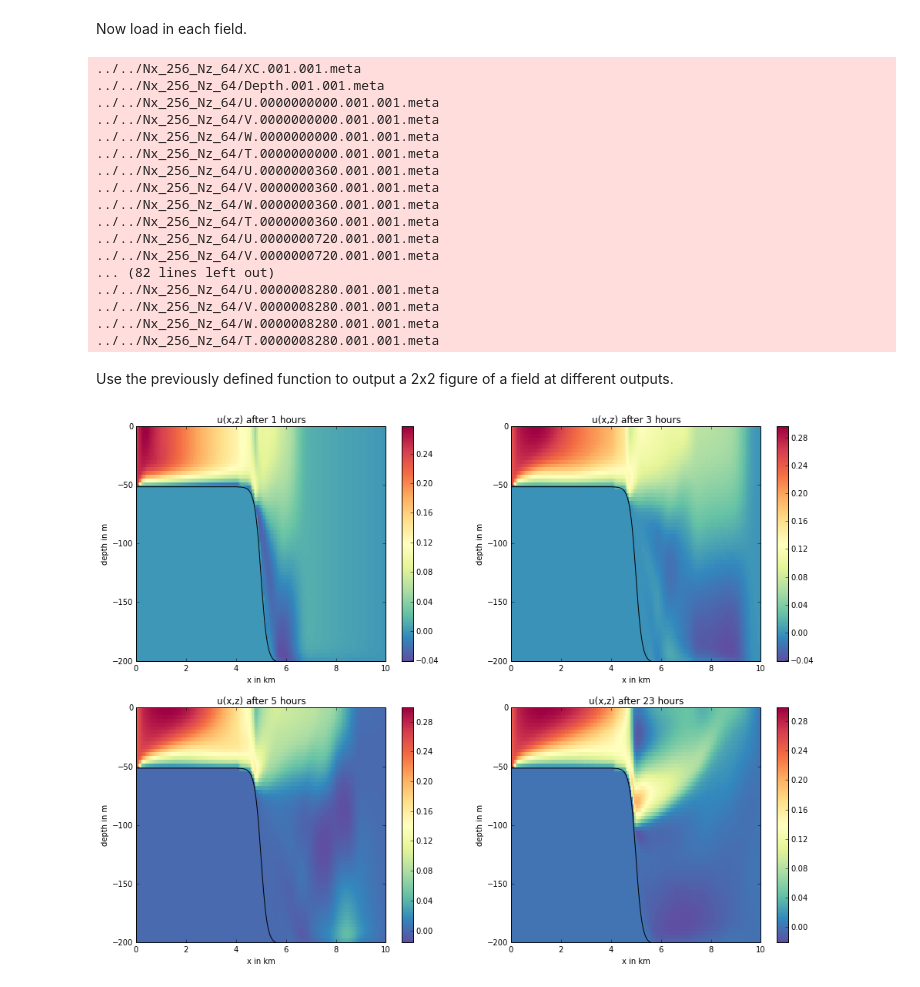
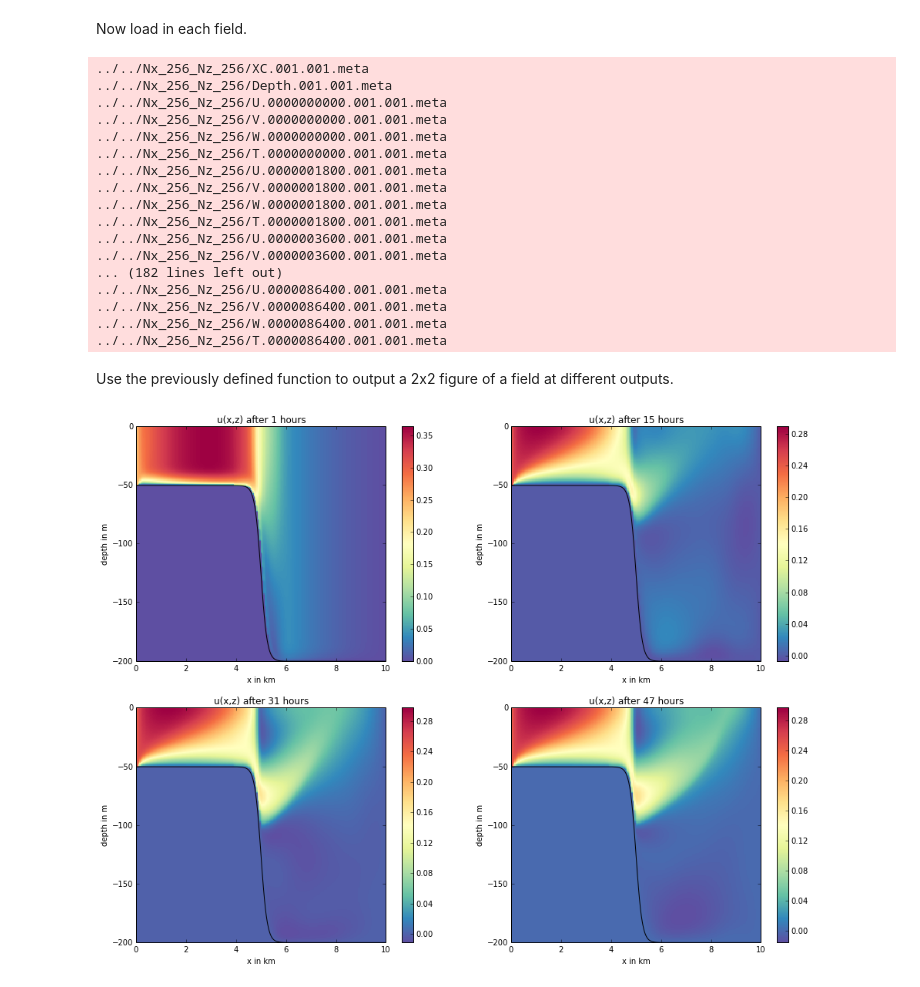
Before and after one commit to UBC-MOAD/flow_separation, a Jupyter notebook: flow_separation/process_data.ipynb, the cells around one changed output. Saved outputs shown, nothing was run; the diff lists cells and outputs as text; code cells hidden in the pictures.

```diff
--- a/flow_separation/process_data.ipynb
+++ b/flow_separation/process_data.ipynb
@@ -17,15 +17,15 @@ Set directory and other run-specific parameters here.
 # %%
 _Nx = 256;
 _Ny = 1;
-_Nz = 64;
+_Nz = 256;
 
 _total_depth = 200;
 
 _run_dir = '../../Nx_%d_Nz_%d' % (_Nx,_Nz);
 
-_dt = 10;
-_output_dt = 3600;
-_final_t = 86400;
+_dt = 1;
+_output_dt = 1800;
+_final_t = 86400+_output_dt;
 
 _out_files = np.arange(0,_final_t/_dt,_output_dt/_dt);
 # %% [markdown]
@@ -53,23 +53,23 @@ _V = np.squeeze(_V);
 _W = np.squeeze(_W);
 _T = np.squeeze(_T);
 # %% [output]
-../../Nx_256_Nz_64/XC.001.001.meta
-../../Nx_256_Nz_64/Depth.001.001.meta
-../../Nx_256_Nz_64/U.0000000000.001.001.meta
-../../Nx_256_Nz_64/V.0000000000.001.001.meta
-../../Nx_256_Nz_64/W.0000000000.001.001.meta
-../../Nx_256_Nz_64/T.0000000000.001.001.meta
-../../Nx_256_Nz_64/U.0000000360.001.001.meta
-../../Nx_256_Nz_64/V.0000000360.001.001.meta
-../../Nx_256_Nz_64/W.0000000360.001.001.meta
-../../Nx_256_Nz_64/T.0000000360.001.001.meta
-../../Nx_256_Nz_64/U.0000000720.001.001.meta
-../../Nx_256_Nz_64/V.0000000720.001.001.meta
-... (82 lines left out)
-../../Nx_256_Nz_64/U.0000008280.001.001.meta
-../../Nx_256_Nz_64/V.0000008280.001.001.meta
-../../Nx_256_Nz_64/W.0000008280.001.001.meta
-../../Nx_256_Nz_64/T.0000008280.001.001.meta
+../../Nx_256_Nz_256/XC.001.001.meta
+../../Nx_256_Nz_256/Depth.001.001.meta
+../../Nx_256_Nz_256/U.0000000000.001.001.meta
+../../Nx_256_Nz_256/V.0000000000.001.001.meta
+../../Nx_256_Nz_256/W.0000000000.001.001.meta
+../../Nx_256_Nz_256/T.0000000000.001.001.meta
+../../Nx_256_Nz_256/U.0000001800.001.001.meta
+../../Nx_256_Nz_256/V.0000001800.001.001.meta
+../../Nx_256_Nz_256/W.0000001800.001.001.meta
+../../Nx_256_Nz_256/T.0000001800.001.001.meta
+../../Nx_256_Nz_256/U.0000003600.001.001.meta
+../../Nx_256_Nz_256/V.0000003600.001.001.meta
+... (182 lines left out)
+../../Nx_256_Nz_256/U.0000086400.001.001.meta
+../../Nx_256_Nz_256/V.0000086400.001.001.meta
+../../Nx_256_Nz_256/W.0000086400.001.001.meta
+../../Nx_256_Nz_256/T.0000086400.001.001.meta
 # %%
 def plt_field(_field,_out):
     ''' This function plots a specific field at a specific output, and then limits the caxis based on the _vmin/_vmax inputs'''
@@ -82,15 +82,15 @@ Use the previously defined function to output a 2x2 figure of a field at differe
 # %%
 _fig = plt.figure();
 
 _fig.clf();
 
-for _itr,_out in enumerate([1,3,5,23]):
+for _itr,_out in enumerate([1,15,31,47]):
     plt.subplot(2,2,_itr+1);
     plt.title('u(x,z) after ' + str(_out) + ' hours');
     plt.xlabel('x in km'); plt.ylabel('depth in m');
     plt_field(_U,_out);
 
 _fig.subplots_adjust(hspace=0.2,wspace=0.2);
 plt.show();
 # %% [output]
-[figure, old version]
+[figure, new version]
```
Also changed, not shown: parts of 2 cells of this notebook.
